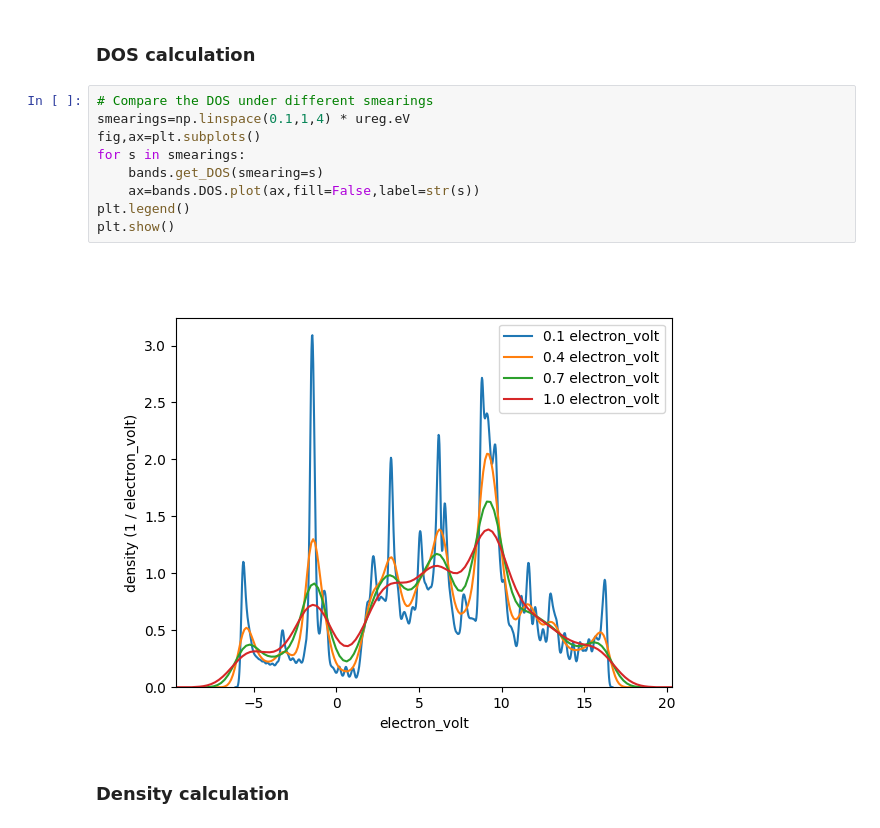
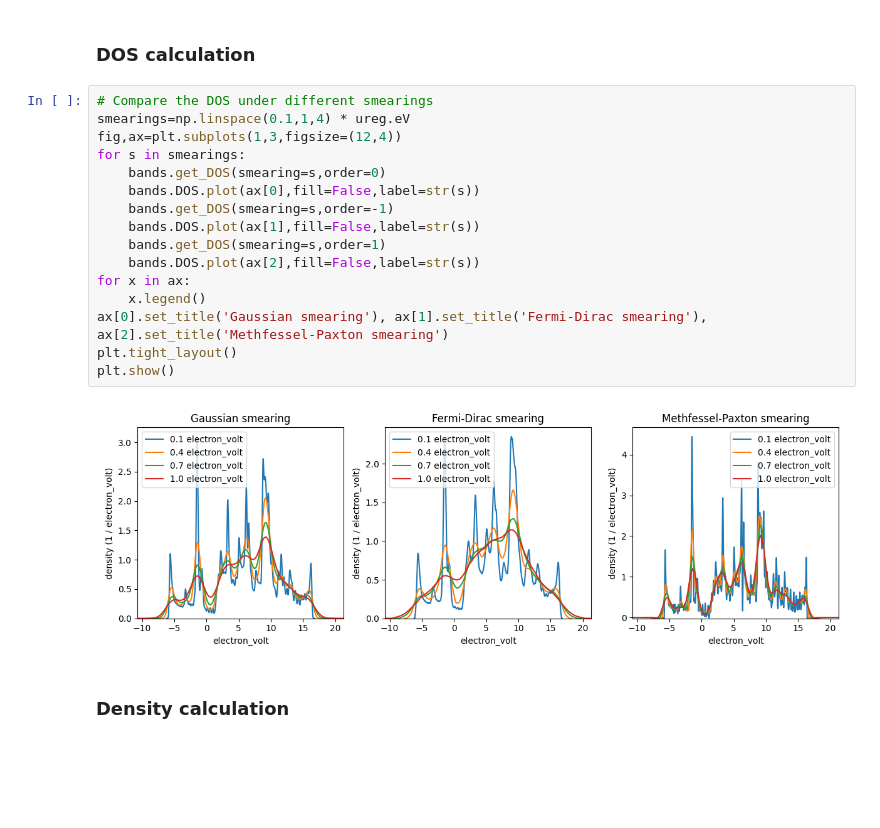
Before and after one commit to Lattay/YAIV, a Jupyter notebook: Tutorial/spectrum.ipynb, the cells around one changed output. Saved outputs shown, nothing was run; the diff lists cells and outputs as text; blank space fills up the shorter version.

Commit message:
Show the differt kernels for smearings

```diff
--- a/Tutorial/spectrum.ipynb
+++ b/Tutorial/spectrum.ipynb
@@ -70,14 +70,21 @@ plt.show()
 # %%
 # Compare the DOS under different smearings
 smearings=np.linspace(0.1,1,4) * ureg.eV
-fig,ax=plt.subplots()
+fig,ax=plt.subplots(1,3,figsize=(12,4))
 for s in smearings:
-    bands.get_DOS(smearing=s)
-    ax=bands.DOS.plot(ax,fill=False,label=str(s))
-plt.legend()
+    bands.get_DOS(smearing=s,order=0)
+    bands.DOS.plot(ax[0],fill=False,label=str(s))
+    bands.get_DOS(smearing=s,order=-1)
+    bands.DOS.plot(ax[1],fill=False,label=str(s))
+    bands.get_DOS(smearing=s,order=1)
+    bands.DOS.plot(ax[2],fill=False,label=str(s))
+for x in ax:
+    x.legend()
+ax[0].set_title('Gaussian smearing'), ax[1].set_title('Fermi-Dirac smearing'), ax[2].set_title('Methfessel-Paxton smearing')
+plt.tight_layout()
 plt.show()
 # %% [output]
-[figure, old version]
+[figure, new version]
 # %% [markdown]
 ### Density calculation
 # %% [markdown]
```
